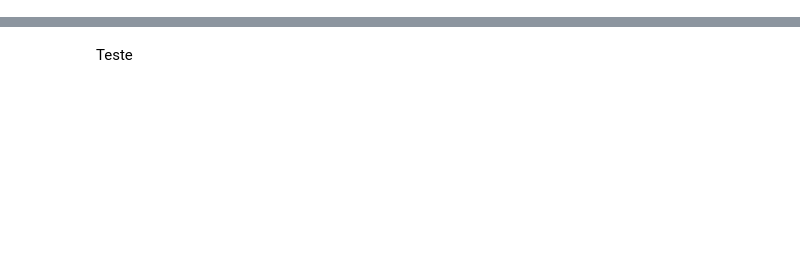
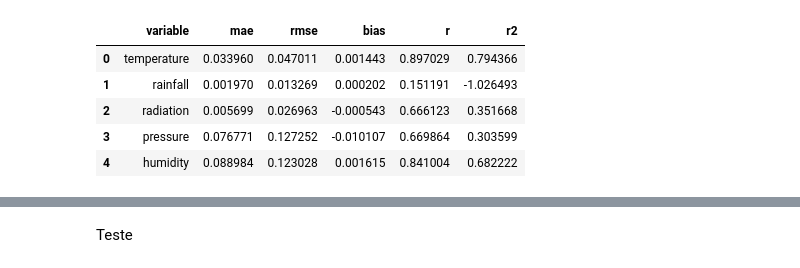
Before and after one commit to NortonRicardo/analysis-climate-, a Jupyter notebook: main.ipynb, the cells around one changed output, grey strips where cells are left out. Saved outputs shown, nothing was run; the diff lists cells and outputs as text; code cells hidden in the pictures; blank space fills up the shorter version.

```diff
--- a/main.ipynb
+++ b/main.ipynb
@@ -5,3 +5,12 @@ pd.set_option('display.max_columns', None)
 # Exemplos read file
 # pd.read_parquet('data/train/station_neighbors.parquet')
 # pd.read_csv('train/neighbors/results/neighbors_metrics.csv')
+# %%
+pd.read_csv('train/neighbors/results/neighbors_metrics.csv')
+# %% [output]
+|  | variable | mae | rmse | bias | r | r2 |
+| 0 | temperature | 0.033960 | 0.047011 | 0.001443 | 0.897029 | 0.794366 |
+| 1 | rainfall | 0.001970 | 0.013269 | 0.000202 | 0.151191 | -1.026493 |
+| 2 | radiation | 0.005699 | 0.026963 | -0.000543 | 0.666123 | 0.351668 |
+| 3 | pressure | 0.076771 | 0.127252 | -0.010107 | 0.669864 | 0.303599 |
+| 4 | humidity | 0.088984 | 0.123028 | 0.001615 | 0.841004 | 0.682222 |
```
Also changed, not shown: parts of 6 cells of this notebook, 18 other files.
